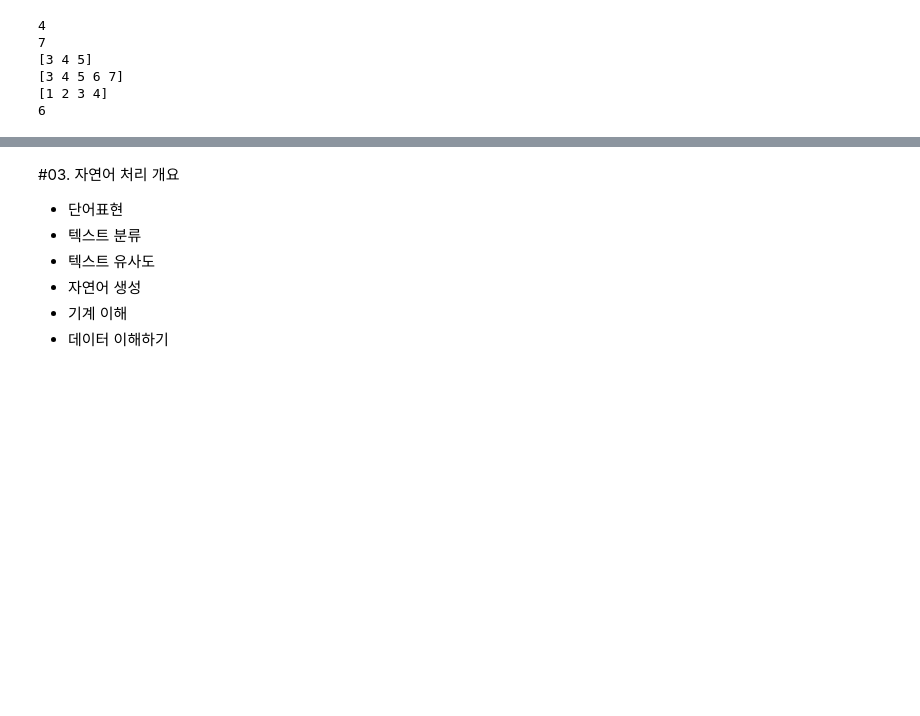
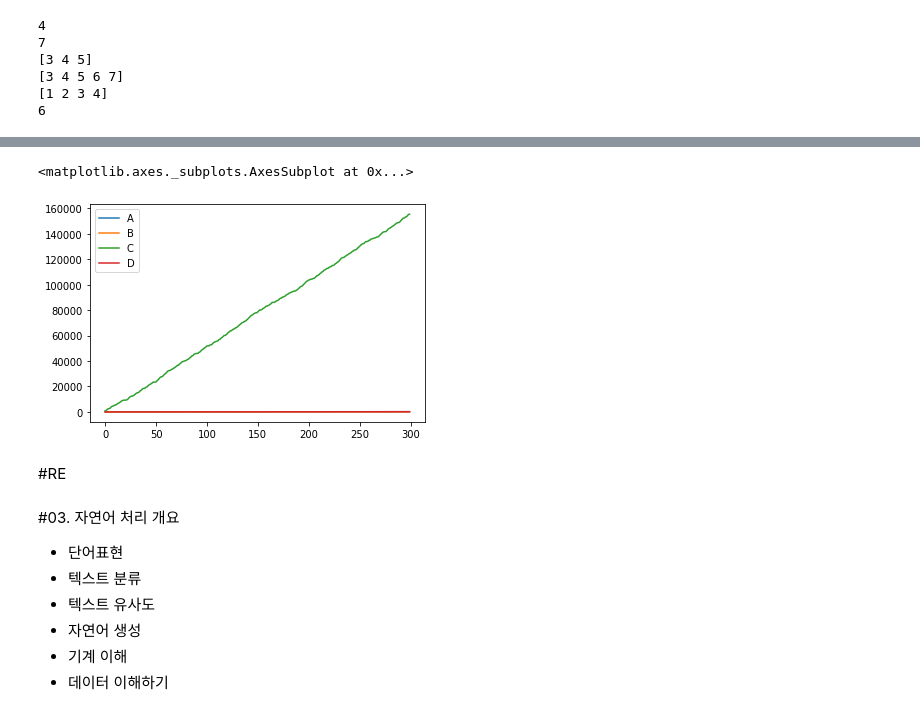
Before and after one commit to hyelim-kim1028/NLP, a Jupyter notebook: tensorflow2&ml_NLP.ipynb, the cells around one changed output, grey strips where cells are left out. Saved outputs shown, nothing was run; the diff lists cells and outputs as text; code cells hidden in the pictures; blank space fills up the shorter version.

```diff
--- a/tensorflow2&ml_NLP.ipynb
+++ b/tensorflow2&ml_NLP.ipynb
@@ -974,0 +1191,11 @@ print(a[-1]) #마지막 행
+# %%
+#누적된 값 > 데이터 증감에 대해 시각화
+# pandas.cumsum
+
+data_sum = df.cumsum()
+data_sum.plot()
+# %% [output]
+<matplotlib.axes._subplots.AxesSubplot at 0x...>
+[figure, added]
+# %% [markdown]
+#RE
```
Also changed, not shown: parts of 13 cells of this notebook.
